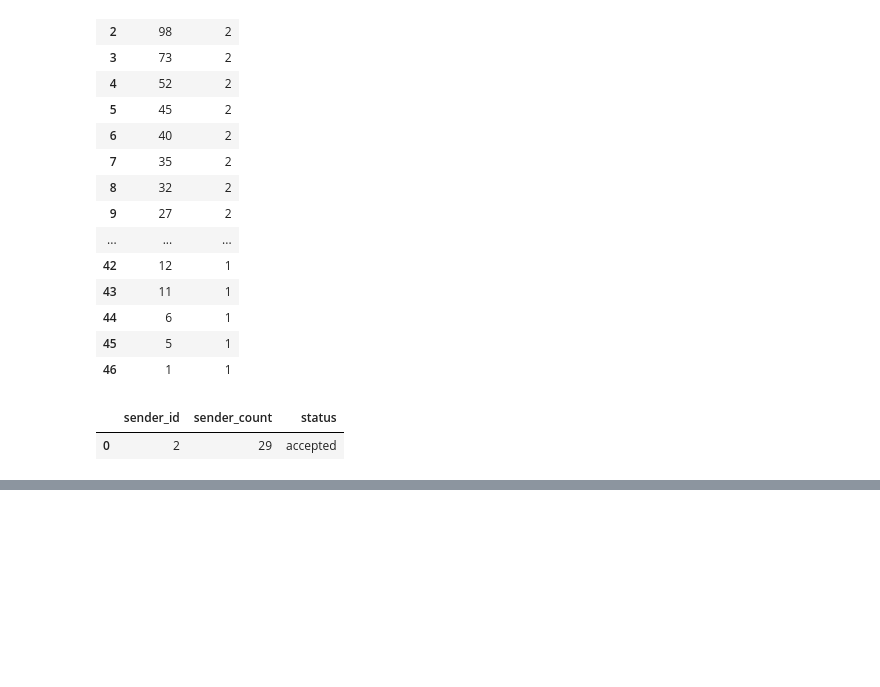
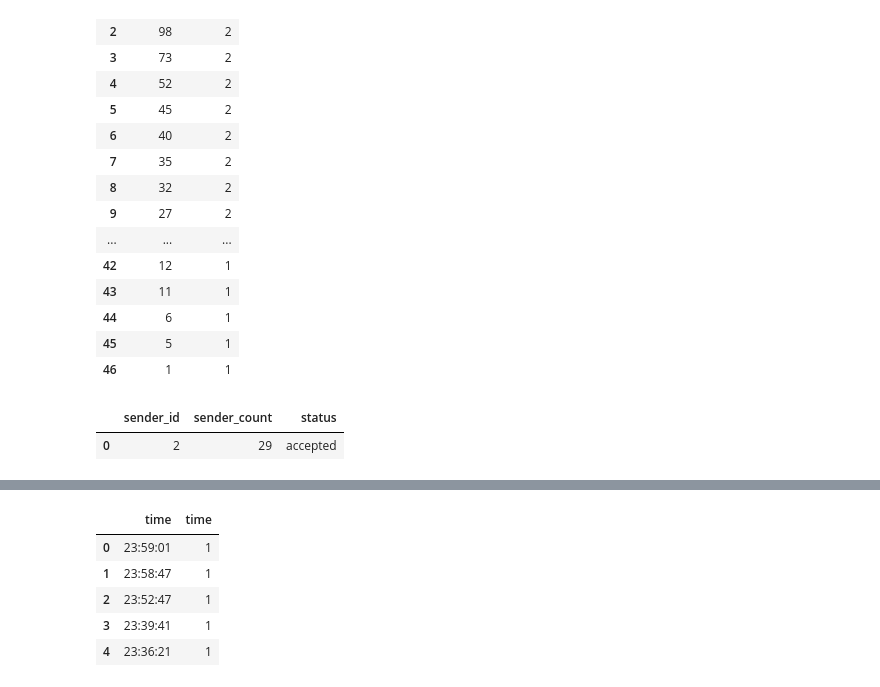
Before and after one commit to AlisonCG1/Project-datacopy, a Jupyter notebook: exploratory.ipynb, the cells around one changed output, grey strips where cells are left out. Drawn from its saved outputs; the diff is of its cells as text; code cells hidden in the pictures; blank space fills up the shorter version.

```diff
--- a/exploratory.ipynb
+++ b/exploratory.ipynb
@@ -200,0 +213,11 @@ query = "SELECT sender_id, COUNT(sender_id) AS sender_count, status FROM FriendR
+# %%
+query = "SELECT TIME(created_at) AS time, COUNT(*) AS time FROM Notification GROUP BY TIME(created_at) ORDER BY time DESC LIMIT 5"
+time = pd.read_sql(query, conn)
+time
+# %% [output]
+|  | time | time |
+| 0 | 23:59:01 | 1 |
+| 1 | 23:58:47 | 1 |
+| 2 | 23:52:47 | 1 |
+| 3 | 23:39:41 | 1 |
+| 4 | 23:36:21 | 1 |
```
Also changed, not shown: parts of 5 cells of this notebook.
